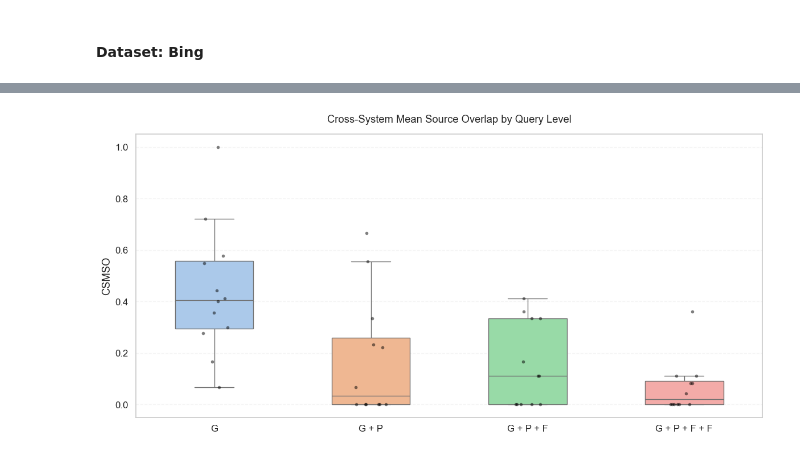
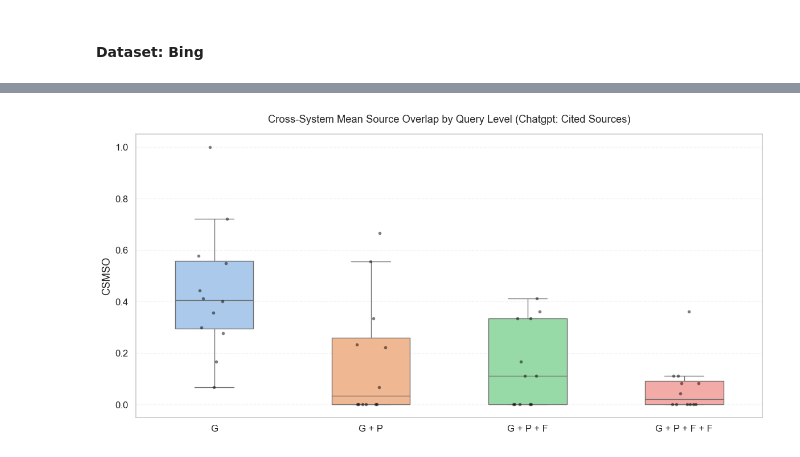
Before and after one commit to LorenzoCirac/Search-vs-Generation-A-Comparative-Study-of-Bing-and-ChatGPT-in-Product-Recommendations, a Jupyter notebook: notebooks/ChatGPT vs Bing/ChatGPT vs Bing Source Overlap.ipynb, the cells around one changed output, grey strips where cells are left out. Saved outputs shown, nothing was run; the diff lists cells and outputs as text; code cells hidden in the pictures.

```diff
--- a/notebooks/ChatGPT vs Bing/ChatGPT vs Bing Source Overlap.ipynb
+++ b/notebooks/ChatGPT vs Bing/ChatGPT vs Bing Source Overlap.ipynb
@@ -117,0 +99,3 @@ csmso_df
+# %%
+csmso_df_cs = calc_csmso(chatgpt_df, bing_df, chatgpt_sources = "sources_cited")
+csmso_df_cs
@@ -147,32 +149,32 @@ fig, ax = boxplot(
 # %%
-csmso_g = csmso_df[csmso_df["query_level"] == "General"]
-csmso_gp = csmso_df[csmso_df["query_level"] == "General & Price"]
-csmso_gpf = csmso_df[csmso_df["query_level"] == "General & Price & Feature"]
-csmso_gpff = csmso_df[csmso_df["query_level"] == "General & Price & Feature & Feature"]
+csmso_g_cs = csmso_df_cs[csmso_df_cs["query_level"] == "General"]
+csmso_gp_cs = csmso_df_cs[csmso_df_cs["query_level"] == "General & Price"]
+csmso_gpf_cs = csmso_df_cs[csmso_df_cs["query_level"] == "General & Price & Feature"]
+csmso_gpff_cs = csmso_df_cs[csmso_df_cs["query_level"] == "General & Price & Feature & Feature"]
 
-plot_df = pd.DataFrame({
+plot_df_cs = pd.DataFrame({
     "CSMSO": pd.concat([
-        csmso_g["csmso_mean"],
-        csmso_gp["csmso_mean"],
-        csmso_gpf["csmso_mean"],
-        csmso_gpff["csmso_mean"]
-    ], ignore_index=True),
+        csmso_g_cs["csmso_mean"],
+        csmso_gp_cs["csmso_mean"],
+        csmso_gpf_cs["csmso_mean"],
+        csmso_gpff_cs["csmso_mean"]
+    ], ignore_index = True),
     "Query Level": (
-        ["G"] * len(csmso_g)
-        + ["G + P"] * len(csmso_gp)
-        + ["G + P + F"] * len(csmso_gpf)
-        + ["G + P + F + F"] * len(csmso_gpff)
+        ["G"] * len(csmso_g_cs)
+        + ["G + P"] * len(csmso_gp_cs)
+        + ["G + P + F"] * len(csmso_gpf_cs)
+        + ["G + P + F + F"] * len(csmso_gpff_cs)
     )
 })
 
-fig, ax = boxplot(
-    df=plot_df,
-    x_col="Query Level",
-    y_col="CSMSO",
-    order=["G", "G + P", "G + P + F", "G + P + F + F"],
-    title="Cross-System Mean Source Overlap by Query Level",
-    xlabel="",
-    ylabel="CSMSO"
+boxplot(
+    df = plot_df_cs,
+    x_col = "Query Level",
+    y_col = "CSMSO",
+    order = ["G", "G + P", "G + P + F", "G + P + F + F"],
+    title = "Cross-System Mean Source Overlap by Query Level (Chatgpt: Cited Sources)",
+    xlabel = "",
+    ylabel = "CSMSO"
 )
 # %% [output]
-[figure, old version]
+[figure, new version]
```
Also changed, not shown: parts of 9 cells of this notebook, 12 other files.
